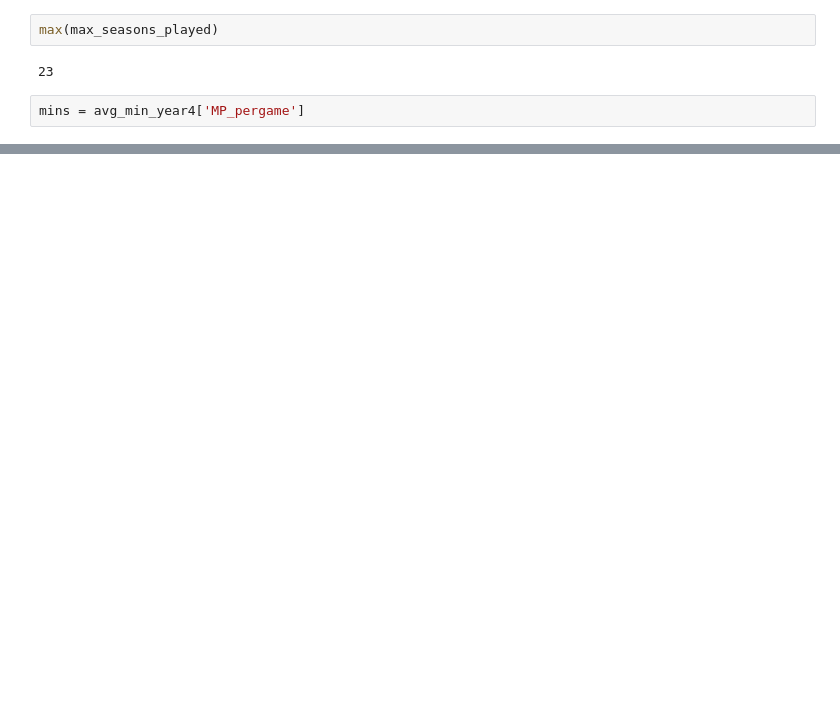
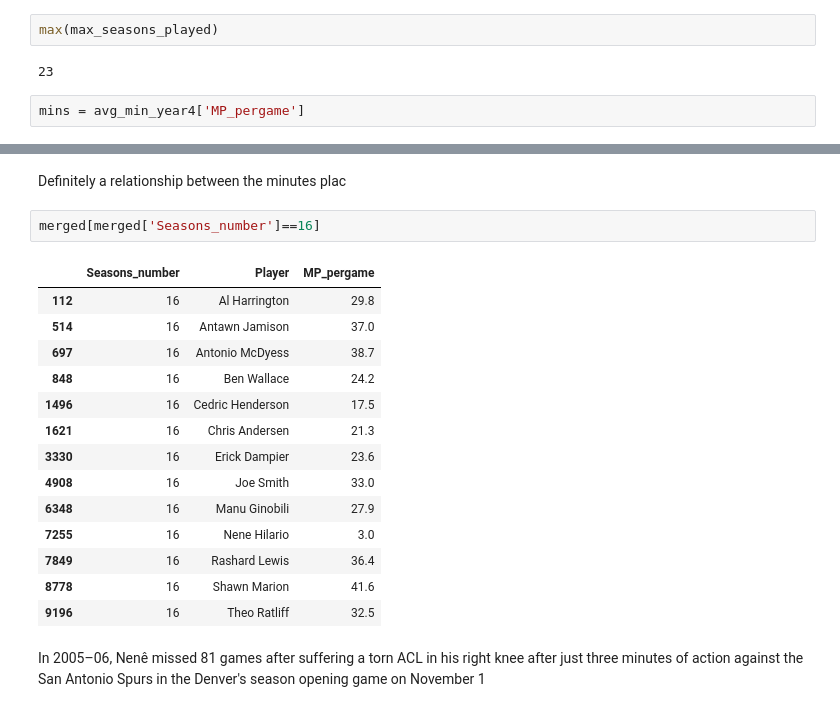
Before and after one commit to KirkAVoss/kv-capstone, a Jupyter notebook: NBAwinshare/EDA_Day_2_v2.ipynb, the cells around one changed output, grey strips where cells are left out. Cells and saved outputs as stored; diff of their text form; blank space fills up the shorter version.

```diff
--- a/NBAwinshare/EDA_Day_2_v2.ipynb
+++ b/NBAwinshare/EDA_Day_2_v2.ipynb
@@ -62,0 +131,21 @@ joined[joined['Player']=='Walker Russell']
+# %% [markdown]
+Definitely a relationship between the minutes plac
+# %%
+merged[merged['Seasons_number']==16]
+# %% [output]
+|  | Seasons_number | Player | MP_pergame |
+| 112 | 16 | Al Harrington | 29.8 |
+| 514 | 16 | Antawn Jamison | 37.0 |
+| 697 | 16 | Antonio McDyess | 38.7 |
+| 848 | 16 | Ben Wallace | 24.2 |
+| 1496 | 16 | Cedric Henderson | 17.5 |
+| 1621 | 16 | Chris Andersen | 21.3 |
+| 3330 | 16 | Erick Dampier | 23.6 |
+| 4908 | 16 | Joe Smith | 33.0 |
+| 6348 | 16 | Manu Ginobili | 27.9 |
+| 7255 | 16 | Nene Hilario | 3.0 |
+| 7849 | 16 | Rashard Lewis | 36.4 |
+| 8778 | 16 | Shawn Marion | 41.6 |
+| 9196 | 16 | Theo Ratliff | 32.5 |
+# %% [markdown]
+In 2005–06, Nenê missed 81 games after suffering a torn ACL in his right knee after just three minutes of action against the San Antonio Spurs in the Denver's season opening game on November 1
```
Also changed, not shown: parts of 12 cells of this notebook.
